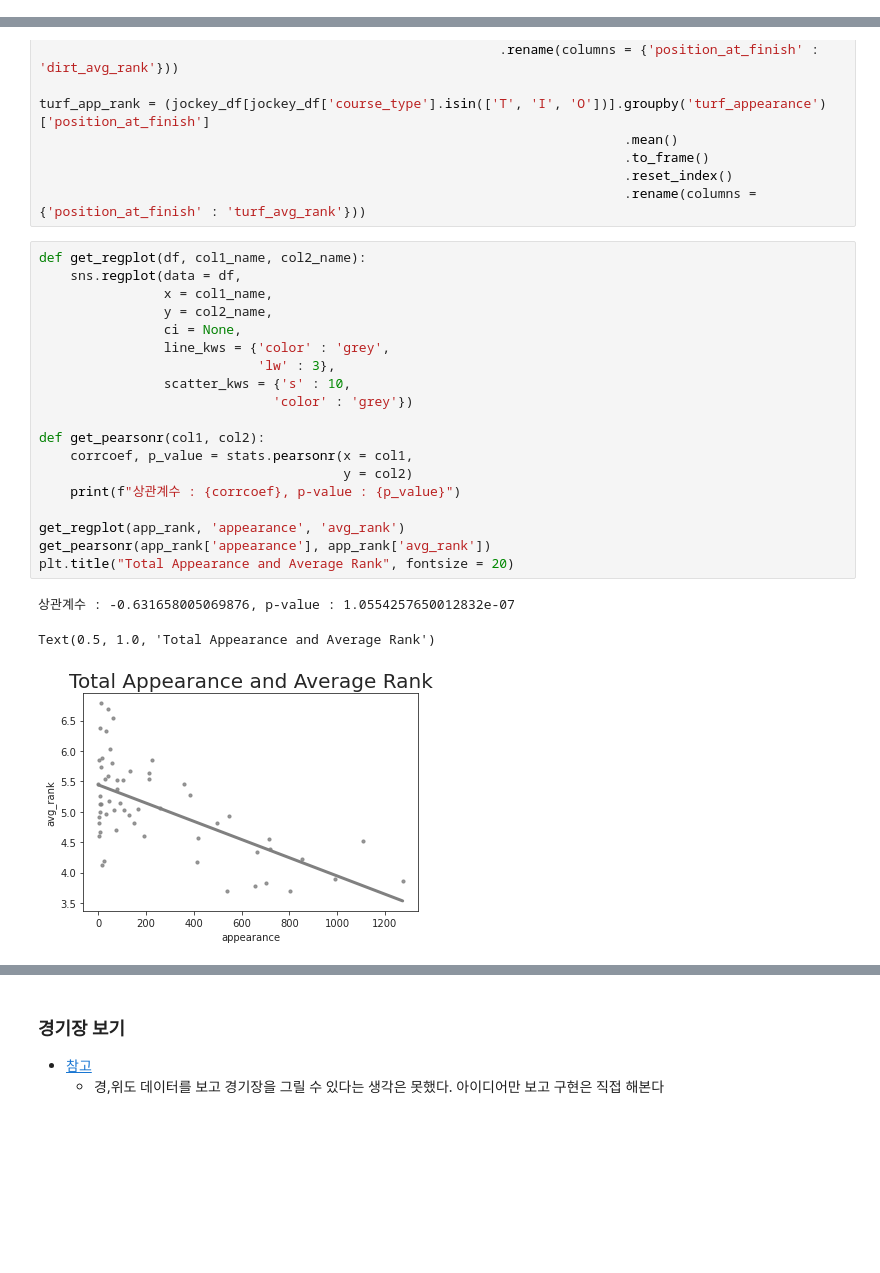
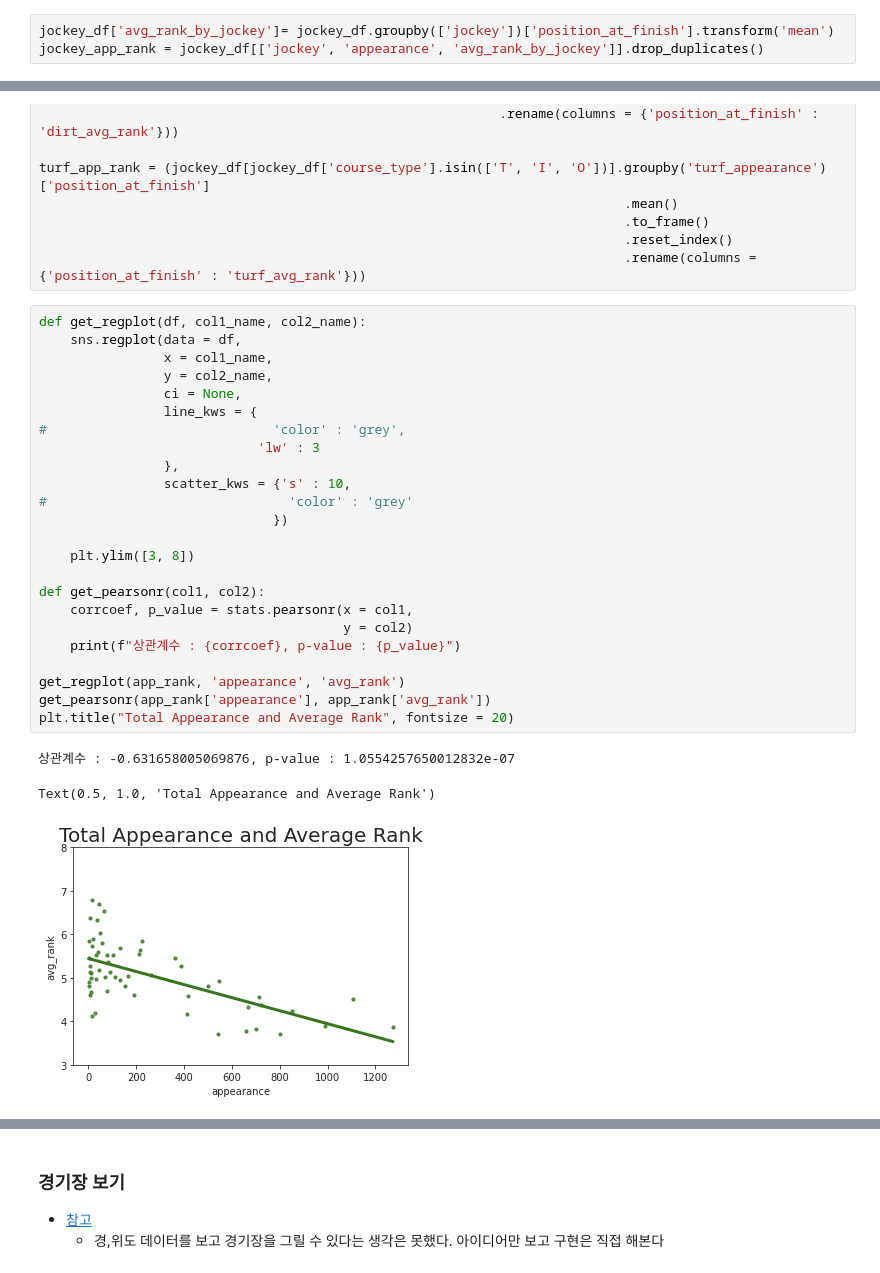
Before and after one commit to dowrave/Data_Analysis_Projects, a Jupyter notebook: 1-2022-derby-eda.ipynb, the cells around one changed output, grey strips where cells are left out. Drawn from its saved outputs; the diff is of its cells as text; blank space fills up the shorter version.

```diff
--- a/1-2022-derby-eda.ipynb
+++ b/1-2022-derby-eda.ipynb
@@ -199,0 +203,3 @@ jockey_df['jockey'].nunique()
+# %%
+jockey_df['avg_rank_by_jockey']= jockey_df.groupby(['jockey'])['position_at_finish'].transform('mean')
+jockey_app_rank = jockey_df[['jockey', 'appearance', 'avg_rank_by_jockey']].drop_duplicates()
@@ -273,26 +385,31 @@ turf_app_rank = (jockey_df[jockey_df['course_type'].isin(['T', 'I', 'O'])].group
 # %%
 def get_regplot(df, col1_name, col2_name):
     sns.regplot(data = df,
                 x = col1_name,
                 y = col2_name,
                 ci = None,
-                line_kws = {'color' : 'grey',
-                            'lw' : 3},
+                line_kws = {
+#                             'color' : 'grey',
+                            'lw' : 3
+                },
                 scatter_kws = {'s' : 10,
-                              'color' : 'grey'})
+#                               'color' : 'grey'
+                              })
+
+    plt.ylim([3, 8])
 
 def get_pearsonr(col1, col2):
     corrcoef, p_value = stats.pearsonr(x = col1,
                                        y = col2)
     print(f"상관계수 : {corrcoef}, p-value : {p_value}")
 
 get_regplot(app_rank, 'appearance', 'avg_rank')
 get_pearsonr(app_rank['appearance'], app_rank['avg_rank'])
 plt.title("Total Appearance and Average Rank", fontsize = 20)
 # %% [output]
 상관계수 : -0.631658005069876, p-value : 1.0554257650012832e-07
 Text(0.5, 1.0, 'Total Appearance and Average Rank')
-[figure, old version]
+[figure, new version]
 # %%
 sns.set_palette(sns.color_palette(dirt_colors))
 get_regplot(dirt_app_rank, 'dirt_appearance', 'dirt_avg_rank')
```
Also changed, not shown: parts of 45 cells of this notebook.
